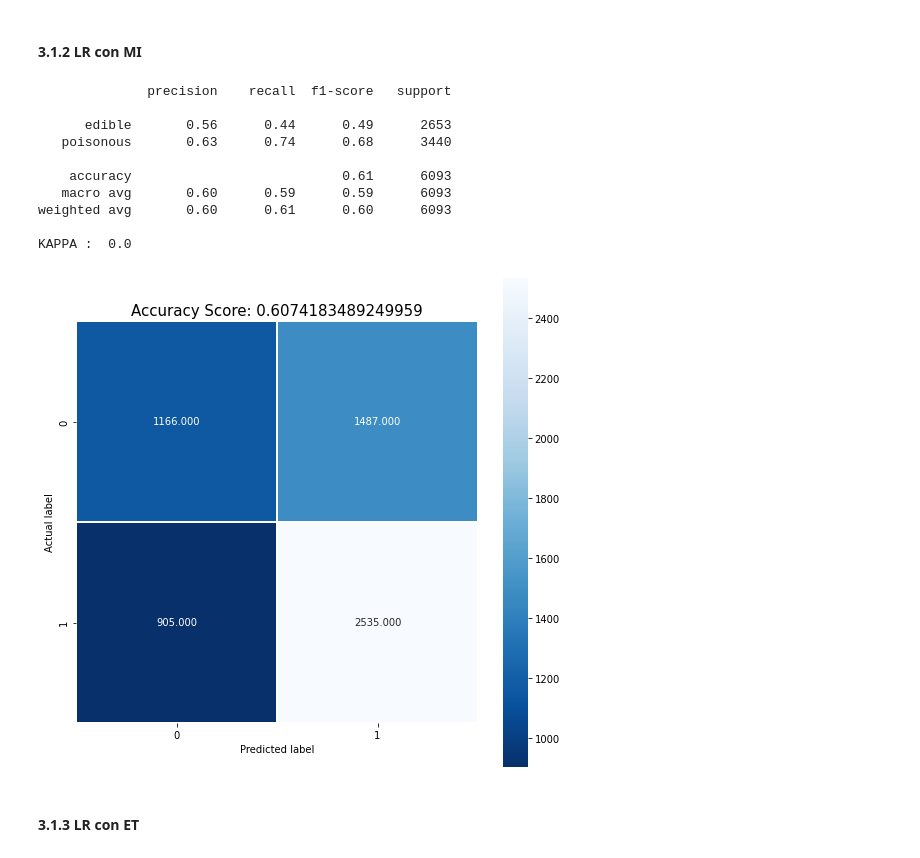
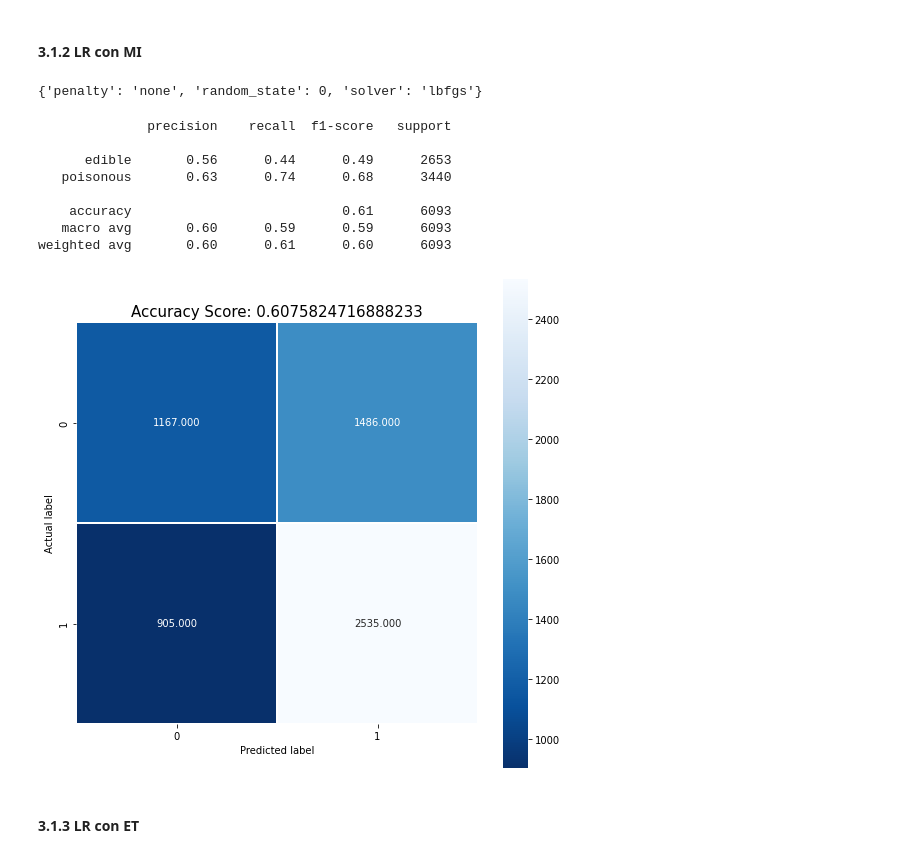
Before and after one commit to msalvati1997/mushrooms_classificator, a Jupyter notebook: mushroom.ipynb, the cells around one changed output. Cells and saved outputs as stored; diff of their text form; code cells hidden in the pictures.

```diff
--- a/mushroom.ipynb
+++ b/mushroom.ipynb
@@ -760,7 +762,7 @@ Per tuning si intende trovare il numero ideale di un parametro di un certo class
 
 Definiamo la seguente funzione per eseguire agevolmente il tuning nelle fasi successive.
 # %%
-fold= KFold(n_splits = 10, shuffle = True, random_state = 101)
+fold= KFold(n_splits = 5, shuffle = True, random_state = 101)
 # %%
 def tune_up(classifier,parameters_ranges,training_set):
   grid = GridSearchCV(estimator=classifier, param_grid=parameters_ranges, cv=fold) #10-fold cross validation
@@ -796,22 +800,24 @@ lr_base = classify(LogisticRegression(solver=params.get('solver'), penalty=param
 #### 3.1.2 LR con MI
 # %%
 grid_lr_mi = tune_up(LogisticRegression(),parameters_dictionary_lr,x_train_selected_mi)
-params = grid_lr_mi.best_params_
-print(params)
+params_lr_mi = grid_lr_mi.best_params_
+print(params_lr_mi)
 # %% [output]
-              precision    recall  f1-score   support
-
-      edible       0.56      0.44      0.49      2653
-   poisonous       0.63      0.74      0.68      3440
-
-    accuracy                           0.61      6093
-   macro avg       0.60      0.59      0.59      6093
-weighted avg       0.60      0.61      0.60      6093
-
-KAPPA :  0.0
+{'penalty': 'none', 'random_state': 0, 'solver': 'lbfgs'}
-[figure, removed]
 # %%
-lr_mi = classify(LogisticRegression(solver=params.get('solver'), penalty=params.get('penalty'), random_state=params.get('random_state')),x_train_selected_mi,x_test_selected_mi)
+lr_mi = classify(LogisticRegression(solver=params_lr_mi.get('solver'),
+                                    penalty=params_lr_mi.get('penalty'),
+                                    random_state=params_lr_mi.get('random_state')),x_train_selected_mi,x_test_selected_mi)
+# %% [output]
+              precision    recall  f1-score   support
+
+      edible       0.56      0.44      0.49      2653
+   poisonous       0.63      0.74      0.68      3440
+
+    accuracy                           0.61      6093
+   macro avg       0.60      0.59      0.59      6093
+weighted avg       0.60      0.61      0.60      6093
+[figure, added]
 # %% [markdown]
 #### 3.1.3 LR con ET
 # %%
```
Also changed, not shown: parts of 56 cells of this notebook.
